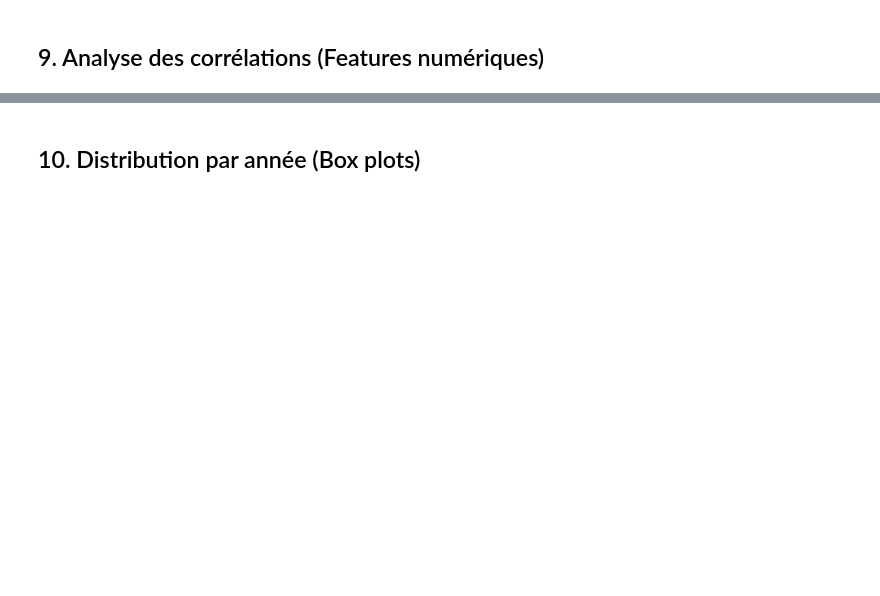
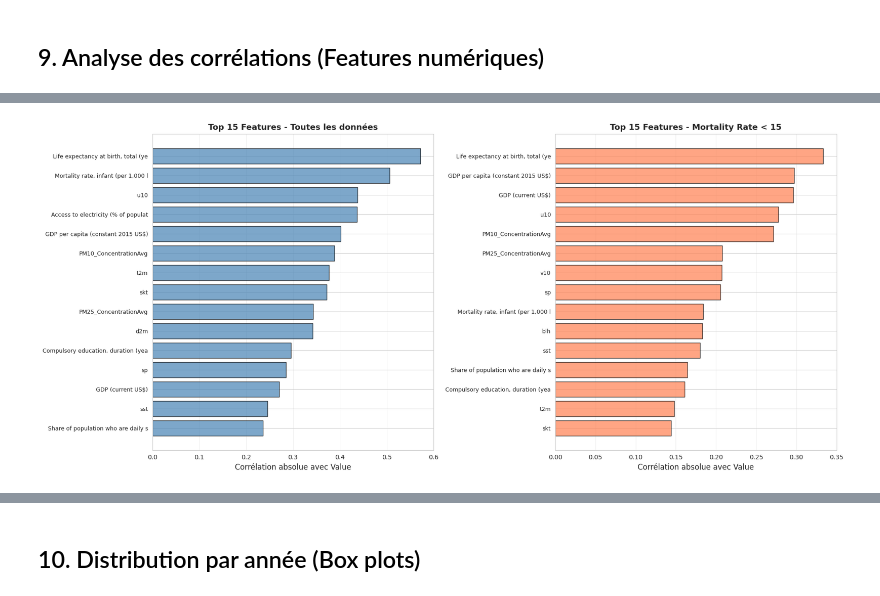
Before and after one commit to gitBugD/GML_RespiratoryDiseases, a Jupyter notebook: COPD/DataExpAndVis.ipynb, the cells around one changed output, grey strips where cells are left out. Saved outputs shown, nothing was run; the diff lists cells and outputs as text; code cells hidden in the pictures; blank space fills up the shorter version.

```diff
--- a/COPD/DataExpAndVis.ipynb
+++ b/COPD/DataExpAndVis.ipynb
@@ -436,0 +439,80 @@ if 'Value' in feature_cols and len(top_15_corr) > 0:
+# %%
+# Filtrer les données avec mortality rate < 15
+mortality_col = 'Mortality rate, infant (per 1,000 live births)'
+
+if mortality_col in df.columns:
+    # Vérifier si la colonne contient des valeurs numériques
+    df_mortality_filtered = df[df[mortality_col] < 15].copy()
+
+    print(f"📊 Données filtrées (Mortality Rate < 15):")
+    print(f"{'='*70}")
+    print(f"Lignes avant filtrage: {len(df)}")
+    print(f"Lignes après filtrage: {len(df_mortality_filtered)}")
+    print(f"Pourcentage conservé: {(len(df_mortality_filtered) / len(df)) * 100:.2f}%")
+    print(f"Pays uniques (avant): {df['Country Name'].nunique()}")
+    print(f"Pays uniques (après): {df_mortality_filtered['Country Name'].nunique()}")
+
+    # Recalculer les corrélations pour le sous-ensemble filtré
+    numeric_cols_filtered = df_mortality_filtered.select_dtypes(include=[np.number]).columns.tolist()
+    id_cols_filtered = ['Year']
+    feature_cols_filtered = [col for col in numeric_cols_filtered if col not in id_cols_filtered]
+
+    if 'Value' in feature_cols_filtered:
+        correlations_filtered = df_mortality_filtered[feature_cols_filtered].corr()['Value'].drop('Value').abs().sort_values(ascending=False)
+
+        # Top 15 corrélations
+        top_15_corr_filtered = correlations_filtered.head(15)
+
+        print(f"\n🔗 Top 15 features corrélées avec 'Value' (Mortality Rate < 15):")
+        print(f"{'='*70}")
+        for feat, corr in top_15_corr_filtered.items():
+            print(f"{feat[:50]:50s} : {corr:.4f}")
+
+        # Visualisation comparée
+        fig, axes = plt.subplots(1, 2, figsize=(18, 8))
+
+        # Toutes les données
+        axes[0].barh(range(len(top_15_corr)), top_15_corr.values, color='steelblue', edgecolor='black', alpha=0.7)
+        axes[0].set_yticks(range(len(top_15_corr)))
+        axes[0].set_yticklabels([f[:35] for f in top_15_corr.index], fontsize=9)
+        axes[0].set_xlabel('Corrélation absolue avec Value', fontsize=12)
+        axes[0].set_title('Top 15 Features - Toutes les données', fontsize=13, fontweight='bold')
+        axes[0].grid(axis='x', alpha=0.3)
+        axes[0].invert_yaxis()
+
+        # Données filtrées
+        axes[1].barh(range(len(top_15_corr_filtered)), top_15_corr_filtered.values, color='coral', edgecolor='black', alpha=0.7)
+        axes[1].set_yticks(range(len(top_15_corr_filtered)))
+        axes[1].set_yticklabels([f[:35] for f in top_15_corr_filtered.index], fontsize=9)
+        axes[1].set_xlabel('Corrélation absolue avec Value', fontsize=12)
+        axes[1].set_title('Top 15 Features - Mortality Rate < 15', fontsize=13, fontweight='bold')
+        axes[1].grid(axis='x', alpha=0.3)
+        axes[1].invert_yaxis()
+
+        plt.tight_layout()
+        plt.show()
+
+        # Matrice de corrélation pour top features (données filtrées)
+        selected_features_filtered = list(top_15_corr_filtered.head(10).index) + ['Value']
+        corr_matrix_filtered = df_mortality_filtered[selected_features_filtered].corr()
+
+        # Heatmap
+        plt.figure(figsize=(12, 10))
+        sns.heatmap(corr_matrix_filtered, annot=True, fmt='.2f', cmap='coolwarm', center=0,
+                    square=True, linewidths=0.5, cbar_kws={"shrink": 0.8},
+                    xticklabels=[f[:30] for f in corr_matrix_filtered.columns],
+                    yticklabels=[f[:30] for f in corr_matrix_filtered.index])
+        plt.title('Matrice de corrélation - Mortality Rate < 15', fontsize=14, fontweight='bold')
+        plt.xticks(rotation=45, ha='right', fontsize=9)
+        plt.yticks(fontsize=9)
+        plt.tight_layout()
+        plt.show()
+    else:
+        print("⚠️ Colonne 'Value' non trouvée dans les données filtrées")
+else:
+    print(f"⚠️ Colonne '{mortality_col}' non trouvée dans le dataset")
+    print(f"\nColonnes disponibles contenant 'Mortality':")
+    mortality_cols = [col for col in df.columns if 'mortality' in col.lower()]
+    for col in mortality_cols:
+        print(f"  - {col}")
+# %% [output]
@@ -436,0 +536 @@ if 'Value' in feature_cols and len(top_15_corr) > 0:
+[figure, added]
```
Also changed, not shown: parts of 20 cells of this notebook, 2 other files.
